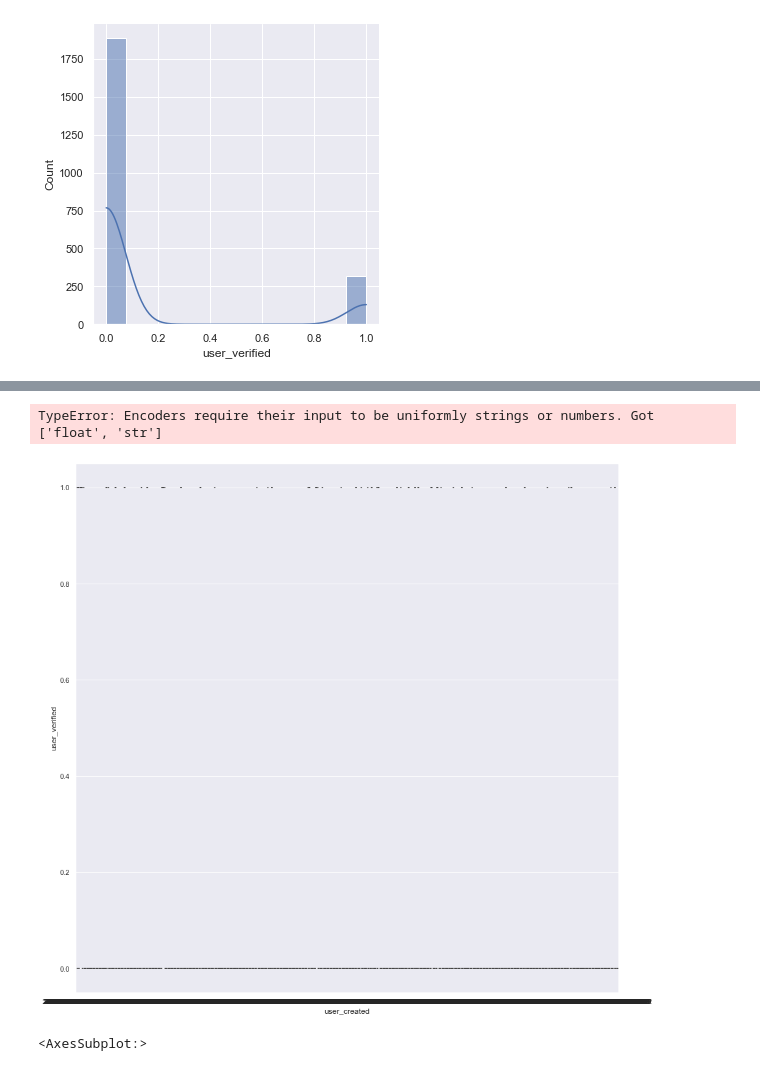
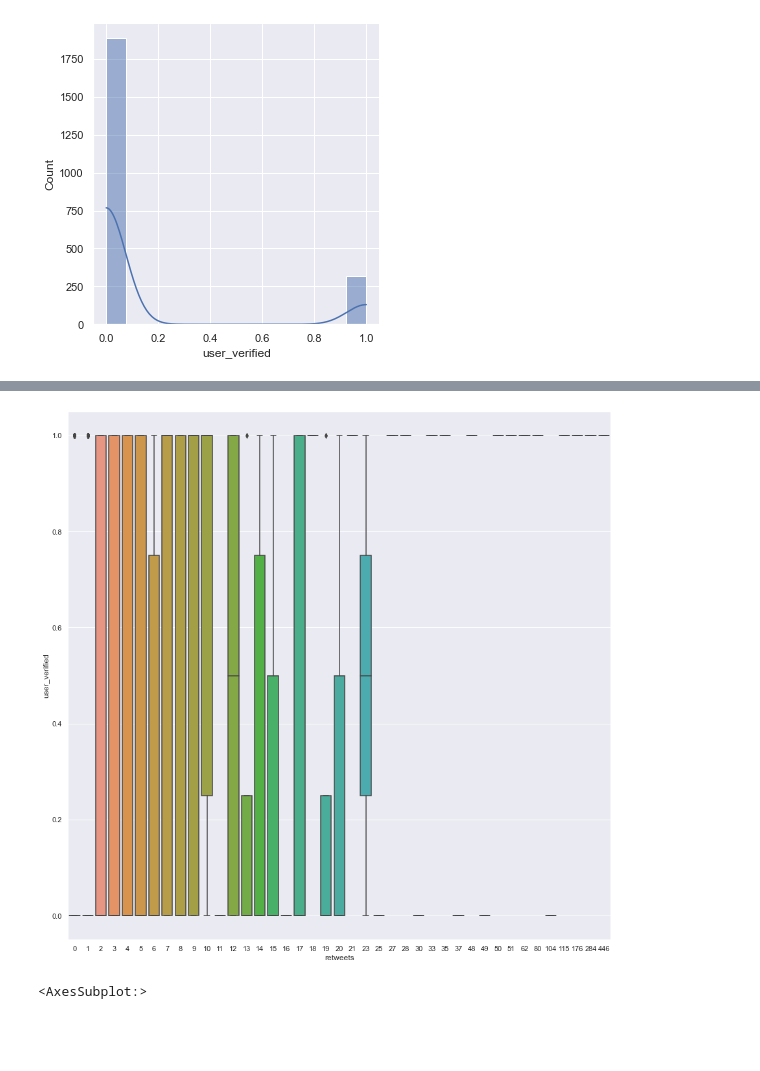
Before and after one commit to AdrienReymann/M1-IoT-H3Python, a Jupyter notebook: ml_template_api/ml/EDA.ipynb, the cells around one changed output, grey strips where cells are left out. Cells and saved outputs as stored; diff of their text form; code cells hidden in the pictures; blank space fills up the shorter version.

```diff
--- a/ml_template_api/ml/EDA.ipynb
+++ b/ml_template_api/ml/EDA.ipynb
@@ -67,16 +50,10 @@ for i in df:
-# %%
-le = LabelEncoder()
-df_encoded = df.apply(le.fit_transform)
-print(df_encoded)
-# %% [output]
-TypeError: Encoders require their input to be uniformly strings or numbers. Got ['float', 'str']
 # %%
 graph = plt.gcf()
 graph.set_size_inches(15,15)
-sns.boxplot(x='user_created',
-           y='user_verified',
+sns.boxplot(x='retweets',
+            y='user_verified',
            data=df)
 plt.show()
 # %% [output]
-[figure, old version]
+[figure, new version]
 # %%
```
Also changed, not shown: parts of 2 cells of this notebook, 1 other file.
